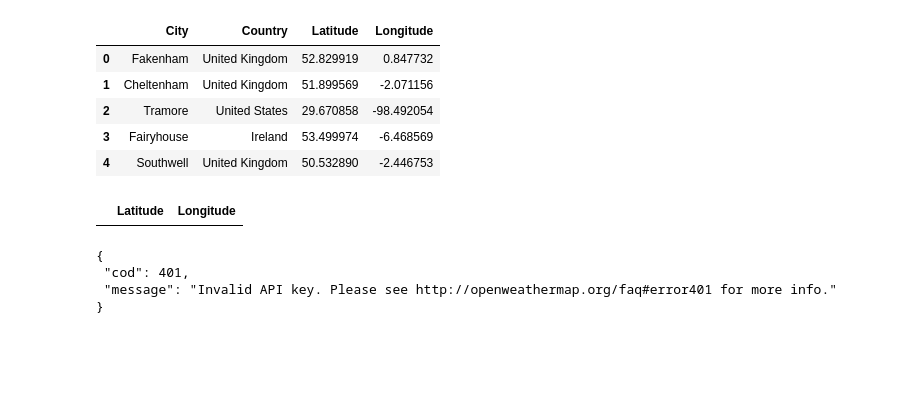
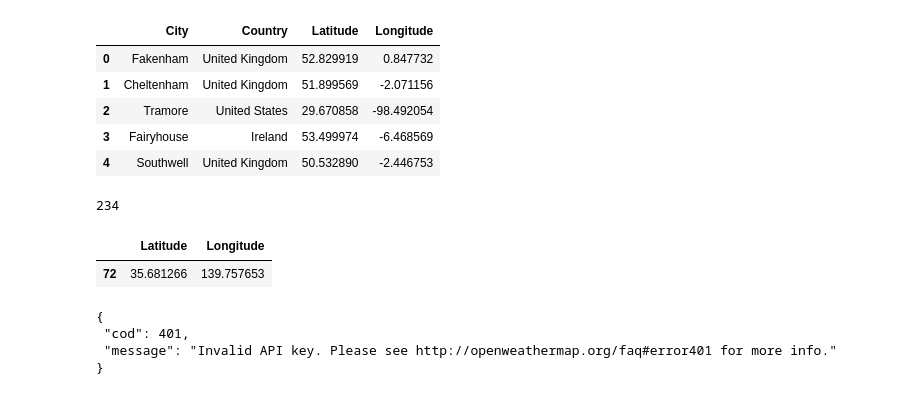
Before and after one commit to hiromimiyata/Mustang, a Jupyter notebook: Code/Weather_Test.ipynb, the cells around one changed output. Cells and saved outputs as stored; diff of their text form; code cells hidden in the pictures; blank space fills up the shorter version.

```diff
--- a/Code/Weather.ipynb
+++ b/Code/Weather_Test.ipynb
@@ -35,15 +35,18 @@ df.head()
 | 4 | Southwell | United Kingdom | 50.532890 | -2.446753 |
 # %%
 points = df.City.unique()
-points.sort()
+len(points)
+# %% [output]
+234
 # %%
 for i in points:
     if i == "Hong Kong":
         print(i)
 # %%
-df.loc[df["City"] == "Los Angeles", ["Latitude", "Longitude"]]
+df.loc[df["City"] == "Tokyo", ["Latitude", "Longitude"]]
 # %% [output]
 |  | Latitude | Longitude |
+| 72 | 35.681266 | 139.757653 |
 # %%
 weather_response = requests.get(query_url2)
 weather_json = weather_response.json()
```
Also changed, not shown: 1 other file.
